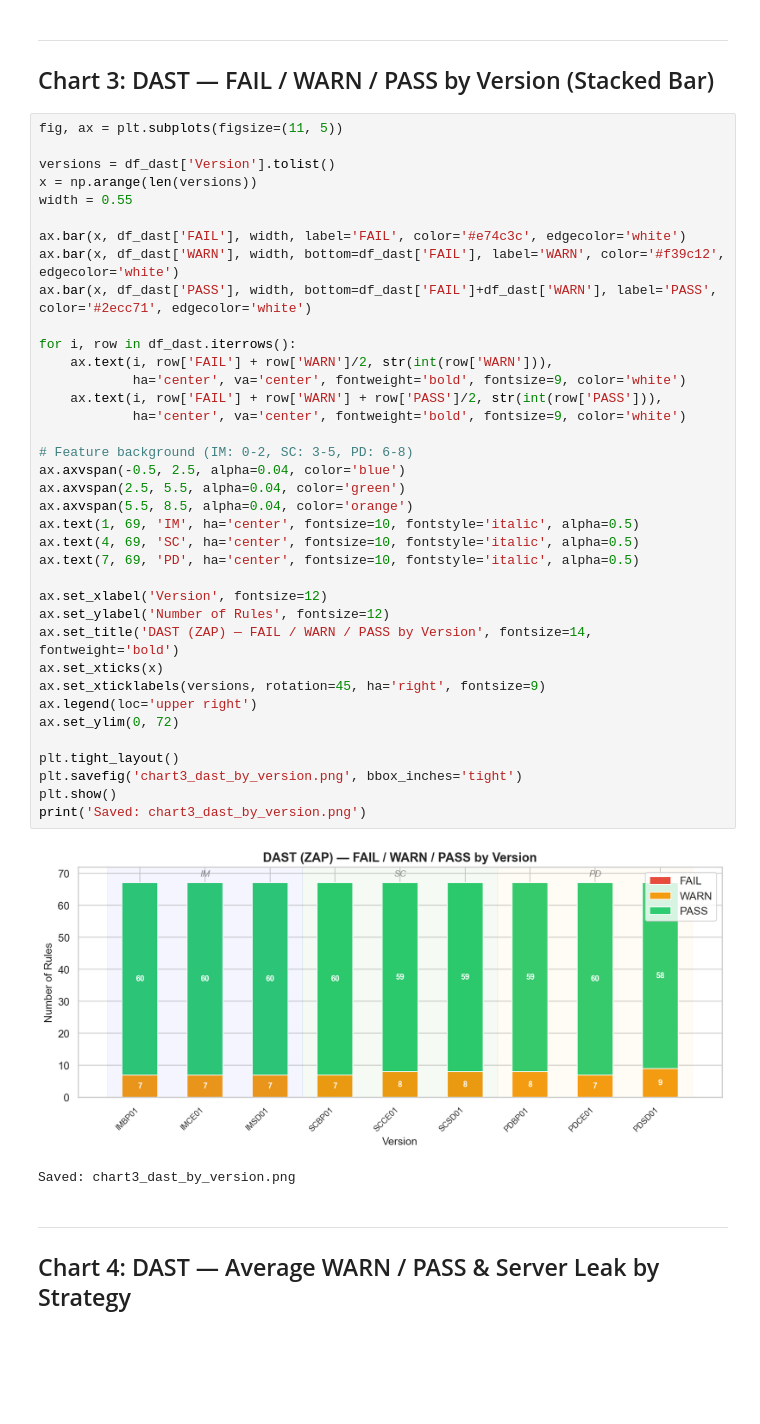
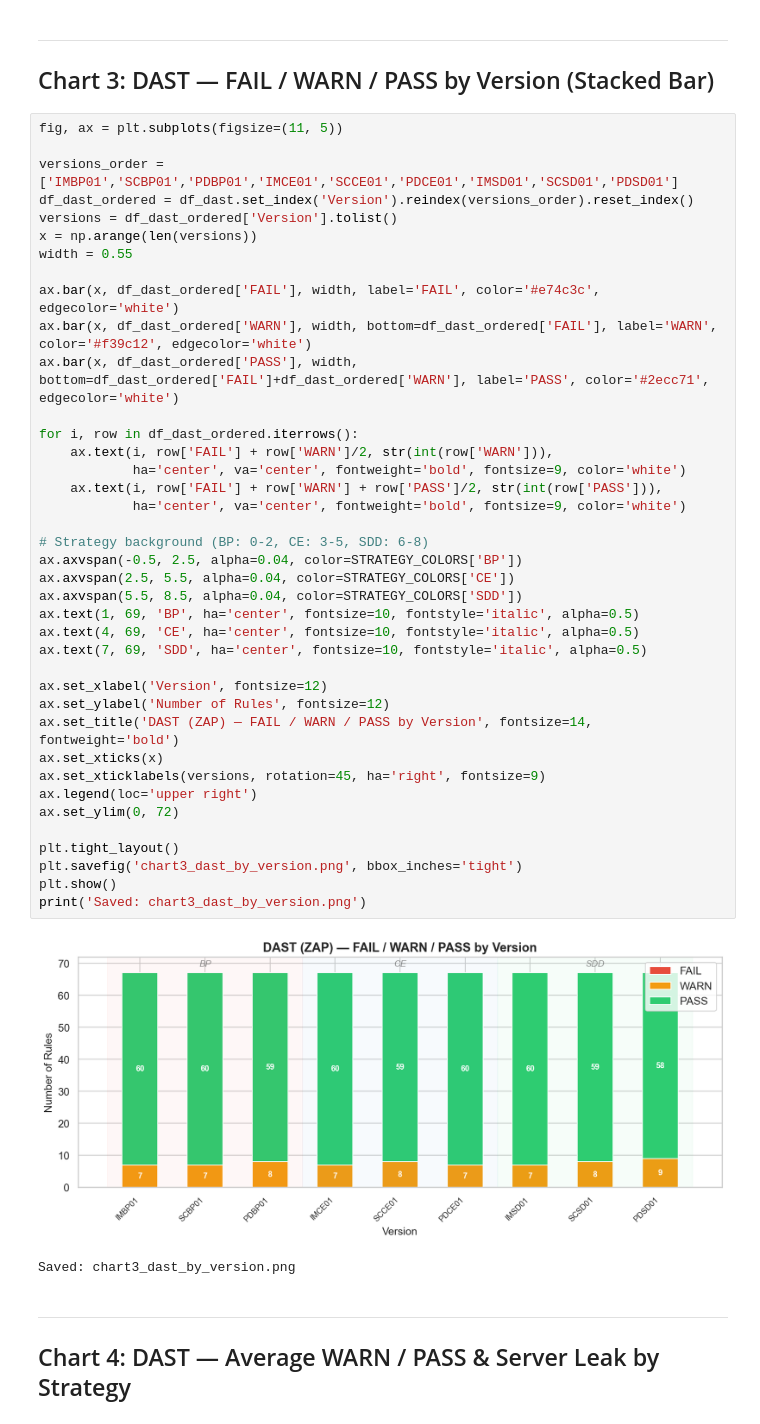
Before and after one commit to PhatchareePuangjai/chatGPT5, a Jupyter notebook: src/research_charts_executed.ipynb, the cells around one changed output. Saved outputs shown, nothing was run; the diff lists cells and outputs as text; blank space fills up the shorter version.

```diff
--- a/src/research_charts_executed.ipynb
+++ b/src/research_charts_executed.ipynb
@@ -210,42 +211,44 @@ Saved: chart2_codeql_by_version.png
 # %%
 fig, ax = plt.subplots(figsize=(11, 5))
 
-versions = df_dast['Version'].tolist()
+versions_order = ['IMBP01','SCBP01','PDBP01','IMCE01','SCCE01','PDCE01','IMSD01','SCSD01','PDSD01']
+df_dast_ordered = df_dast.set_index('Version').reindex(versions_order).reset_index()
+versions = df_dast_ordered['Version'].tolist()
 x = np.arange(len(versions))
 width = 0.55
 
-ax.bar(x, df_dast['FAIL'], width, label='FAIL', color='#e74c3c', edgecolor='white')
-ax.bar(x, df_dast['WARN'], width, bottom=df_dast['FAIL'], label='WARN', color='#f39c12', edgecolor='white')
-ax.bar(x, df_dast['PASS'], width, bottom=df_dast['FAIL']+df_dast['WARN'], label='PASS', color='#2ecc71', edgecolor='white')
+ax.bar(x, df_dast_ordered['FAIL'], width, label='FAIL', color='#e74c3c', edgecolor='white')
+ax.bar(x, df_dast_ordered['WARN'], width, bottom=df_dast_ordered['FAIL'], label='WARN', color='#f39c12', edgecolor='white')
+ax.bar(x, df_dast_ordered['PASS'], width, bottom=df_dast_ordered['FAIL']+df_dast_ordered['WARN'], label='PASS', color='#2ecc71', edgecolor='white')
 
-for i, row in df_dast.iterrows():
+for i, row in df_dast_ordered.iterrows():
     ax.text(i, row['FAIL'] + row['WARN']/2, str(int(row['WARN'])),
             ha='center', va='center', fontweight='bold', fontsize=9, color='white')
     ax.text(i, row['FAIL'] + row['WARN'] + row['PASS']/2, str(int(row['PASS'])),
             ha='center', va='center', fontweight='bold', fontsize=9, color='white')
 
-# Feature background (IM: 0-2, SC: 3-5, PD: 6-8)
-ax.axvspan(-0.5, 2.5, alpha=0.04, color='blue')
-ax.axvspan(2.5, 5.5, alpha=0.04, color='green')
-ax.axvspan(5.5, 8.5, alpha=0.04, color='orange')
-ax.text(1, 69, 'IM', ha='center', fontsize=10, fontstyle='italic', alpha=0.5)
-ax.text(4, 69, 'SC', ha='center', fontsize=10, fontstyle='italic', alpha=0.5)
-ax.text(7, 69, 'PD', ha='center', fontsize=10, fontstyle='italic', alpha=0.5)
+# Strategy background (BP: 0-2, CE: 3-5, SDD: 6-8)
+ax.axvspan(-0.5, 2.5, alpha=0.04, color=STRATEGY_COLORS['BP'])
+ax.axvspan(2.5, 5.5, alpha=0.04, color=STRATEGY_COLORS['CE'])
+ax.axvspan(5.5, 8.5, alpha=0.04, color=STRATEGY_COLORS['SDD'])
+ax.text(1, 69, 'BP', ha='center', fontsize=10, fontstyle='italic', alpha=0.5)
+ax.text(4, 69, 'CE', ha='center', fontsize=10, fontstyle='italic', alpha=0.5)
+ax.text(7, 69, 'SDD', ha='center', fontsize=10, fontstyle='italic', alpha=0.5)
 
 ax.set_xlabel('Version', fontsize=12)
 ax.set_ylabel('Number of Rules', fontsize=12)
 ax.set_title('DAST (ZAP) — FAIL / WARN / PASS by Version', fontsize=14, fontweight='bold')
 ax.set_xticks(x)
 ax.set_xticklabels(versions, rotation=45, ha='right', fontsize=9)
 ax.legend(loc='upper right')
 ax.set_ylim(0, 72)
 
 plt.tight_layout()
 plt.savefig('chart3_dast_by_version.png', bbox_inches='tight')
 plt.show()
 print('Saved: chart3_dast_by_version.png')
 # %% [output]
-[figure, old version]
+[figure, new version]
 Saved: chart3_dast_by_version.png
 # %% [markdown]
 ---
```
Also changed, not shown: parts of 4 cells of this notebook, 16 other files.
